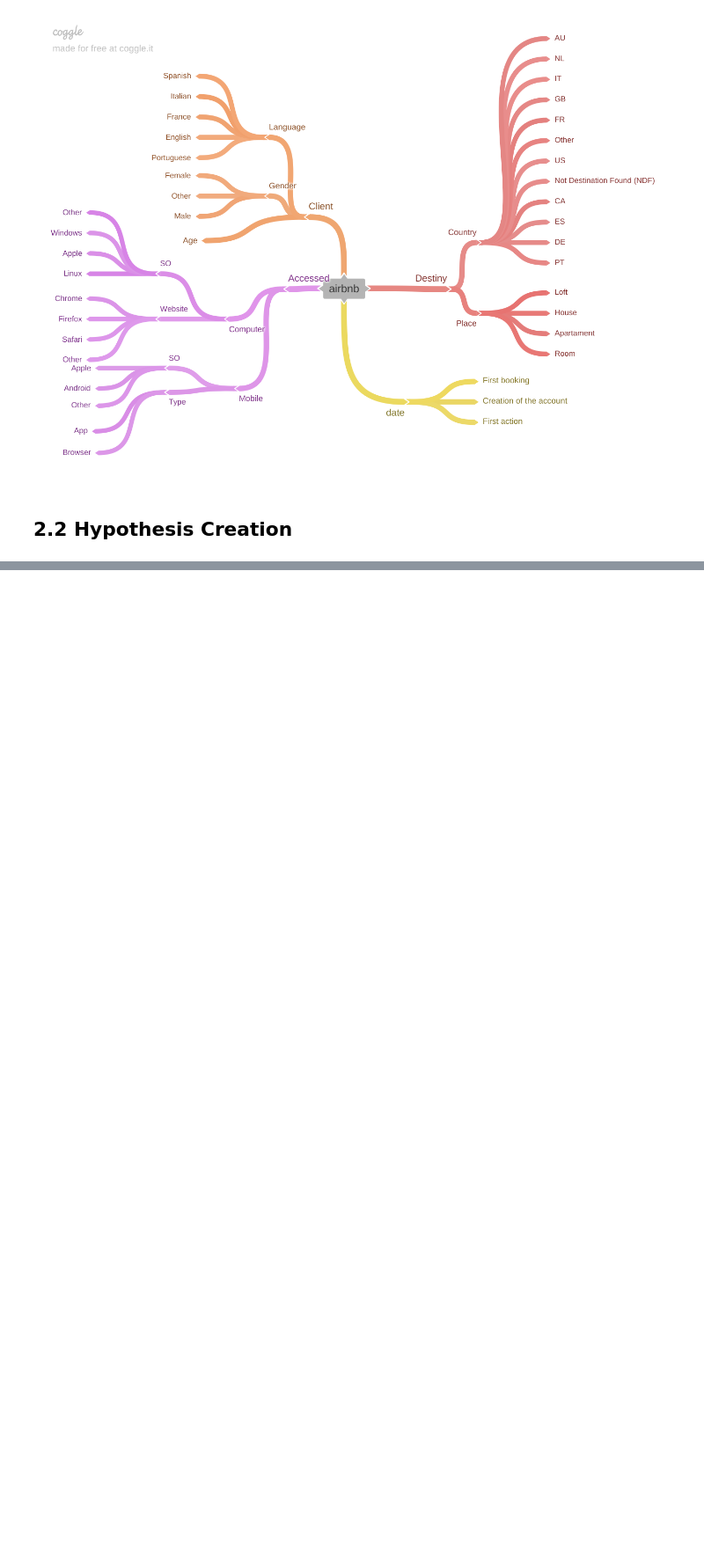
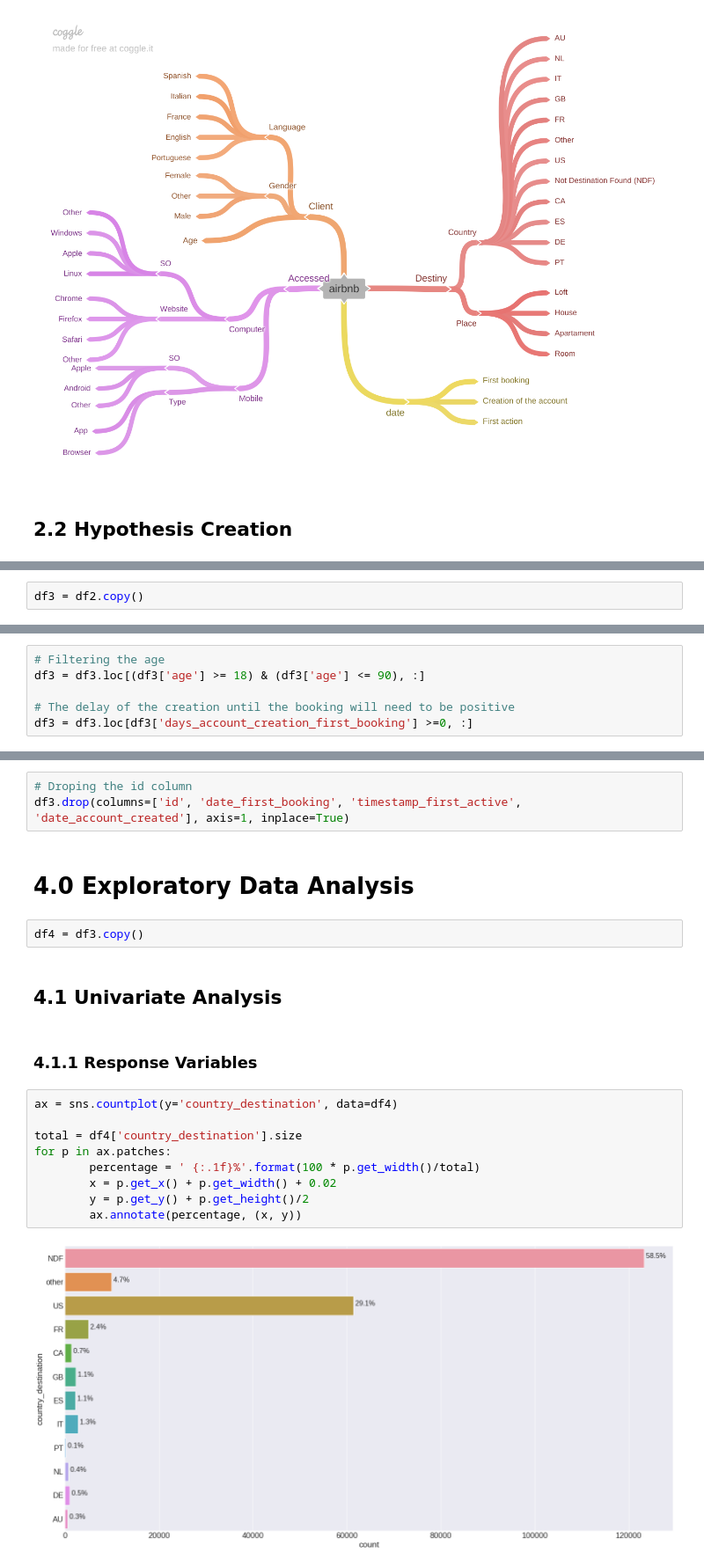
Before and after one commit to juniorcl/airbnb-scheduling-forecast, a Jupyter notebook: notebooks/c1.0_cmoj_airbnb_scheduling_forecast.ipynb, the cells around one changed output, grey strips where cells are left out. Shown at 88% size. Cells and saved outputs as stored; diff of their text form; blank space fills up the shorter version.

Commit message:
finished the filtering variables

```diff
--- a/notebooks/c1.0_cmoj_airbnb_scheduling_forecast.ipynb
+++ b/notebooks/c1.0_cmoj_airbnb_scheduling_forecast.ipynb
@@ -372,0 +458,2 @@ Image('../reports/figures/c1_mind_map.png')
+# %%
+df3 = df2.copy()
@@ -372,0 +462,6 @@ Image('../reports/figures/c1_mind_map.png')
+# %%
+# Filtering the age
+df3 = df3.loc[(df3['age'] >= 18) & (df3['age'] <= 90), :]
+
+# The delay of the creation until the booking will need to be positive
+df3 = df3.loc[df3['days_account_creation_first_booking'] >=0, :]
@@ -372,0 +470,22 @@ Image('../reports/figures/c1_mind_map.png')
+# %%
+# Droping the id column
+df3.drop(columns=['id', 'date_first_booking', 'timestamp_first_active', 'date_account_created'], axis=1, inplace=True)
+# %% [markdown]
+# 4.0 Exploratory Data Analysis
+# %%
+df4 = df3.copy()
+# %% [markdown]
+## 4.1 Univariate Analysis
+# %% [markdown]
+### 4.1.1 Response Variables
+# %%
+ax = sns.countplot(y='country_destination', data=df4)
+
+total = df4['country_destination'].size
+for p in ax.patches:
+        percentage = ' {:.1f}%'.format(100 * p.get_width()/total)
+        x = p.get_x() + p.get_width() + 0.02
+        y = p.get_y() + p.get_height()/2
+        ax.annotate(percentage, (x, y))
+# %% [output]
+[figure, added]
```
Also changed, not shown: parts of 29 cells of this notebook.
